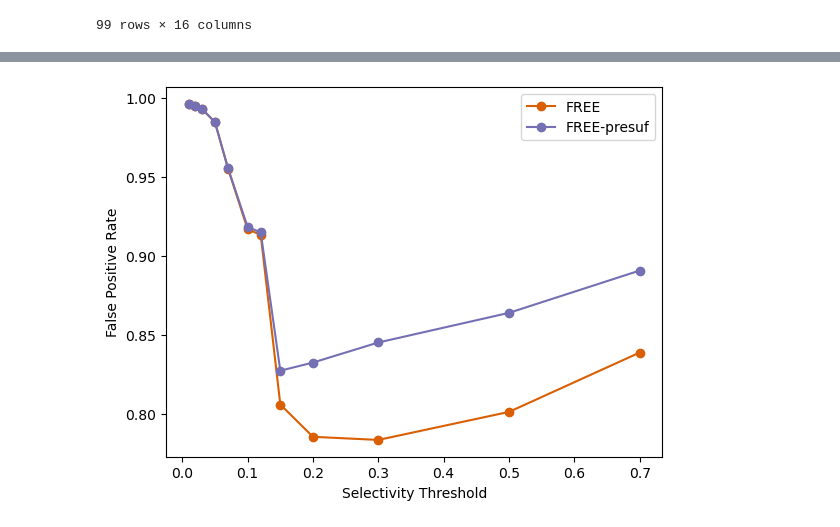
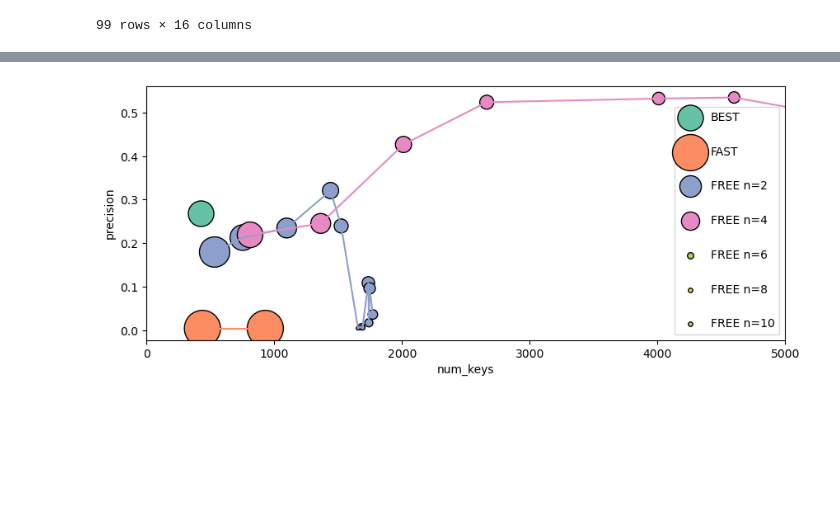
Before and after one commit to mush-zhang/RegexIndexComparison, a Jupyter notebook: notebooks/explore_dblp.ipynb, the cells around one changed output, grey strips where cells are left out. Saved outputs shown, nothing was run; the diff lists cells and outputs as text; code cells hidden in the pictures; blank space fills up the shorter version.

```diff
--- a/notebooks/explore_dblp.ipynb
+++ b/notebooks/explore_dblp.ipynb
@@ -92,3 +94,9 @@ res_df
 | 97 | FREE-parallel | 16 | 16 | 0.50 | 810 | 2.80156 | 2.456890 | ... |
 | 98 | FREE-parallel | 16 | 16 | 0.70 | 532 | 2.76546 | 3.403490 | ... |
 99 rows × 16 columns
+# %%
+# explore the distribution of number of keys and number
+res_df['prop_error'] = (res_df['num_after_filter'] - res_df['match_count']) / res_df['num_after_filter']
+res_df['precision'] = ( res_df['match_count']) / res_df['num_after_filter']
+new_res_df = res_df.loc[res_df.groupby(['num_after_filter', 'precision', 'num_keys']).gram_size.idxmin()].sort_values(by='num_keys')
+new_groups = new_res_df.groupby(['name', 'gram_size'])
@@ -97,55 +342,30 @@ res_df
 # %%
-# gram size vs accuracy
-temp_g = res_df[res_df['num_threads'] == 1]
-colors = ['#1b9e77','#d95f02','#7570b3']
-# for i, name in enumerate(['BEST', 'FREE']):
-#     ax = plt.subplot()
-#     temp = temp_g[temp_g['name'].str.contains(name)]
-#     x = temp['selectivity']
-#     y = (temp['num_after_filter'] - temp['match_count']) / temp['num_after_filter']
-#     x, y = zip(*sorted(zip(x, y)))
-#     print(temp)
-#     ax.plot(x, y, label=name, c=colors[i])
-#     plt.xlabel('Max Gram Size')
-#     plt.ylabel('False Positive Rate')
-#     plt.legend()
-#     plt.savefig(f'figs/{FIG_PREFIX}_sel_false_positive.pdf', bbox_inches='tight')
+fig, ax = plt.subplots(figsize=(10,4))
+new_res_df = res_df.loc[res_df.groupby(['num_after_filter', 'num_keys']).gram_size.idxmin()].sort_values(by='num_keys')
 
-#     plt.show()
+new_groups = new_res_df.groupby(['name', 'gram_size'])
+colors = ['#66c2a5','#fc8d62','#8da0cb','#e78ac3','#a6d854','#ffd92f','#e5c494']
+for (name, new_group), color in zip(new_groups, colors):
+    print(name)
+    new_group.loc[new_group["selectivity"] == -1, "selectivity"] = 1
 
-# # BEST
-# ax = plt.subplot()
-# temp = temp_g[temp_g['name'].str.contains('BEST')]
-# x = temp['selectivity']
-# y = (temp['num_after_filter'] - temp['match_count']) / temp['num_after_filter']
-# # x, y = zip(*sorted(zip(x, y)))
-# # print(temp)
-# ax.plot(x, y, marker='o', label='BEST', c=colors[0])
-# plt.xlabel('Selectivity Threshold')
-# plt.ylabel('False Positive Rate')
-# plt.legend()
-# plt.savefig(f'figs/{FIG_PREFIX}_best_sel_vs_fp.pdf', bbox_inches='tight')
-# plt.show()
+    X = new_group['num_keys']
+    Y = new_group['precision']
+    curr_lab = new_group['name'].to_list()[0].split('-')[0]
+    if name[1] != -1:
+        curr_lab += f' n={name[1]}'
+    ax.plot(X, Y, c=color)
+    ax.scatter(X, Y, marker='o', label=curr_lab, c=color,
+               edgecolors='black',# alpha=new_group['selectivity'].to_list(),
+               s=1000*new_group['selectivity'].to_numpy())
+    # for g, s, x, y in zip(new_group['gram_size'], new_group['selectivity'], X, Y):
+    #     ax.annotate('(%s, %s)' % (g, s), xy=(x,y), textcoords='data') # <--
 
-print(temp_g['gram_size'].unique())
+ax.set_xlabel('num_keys')
+ax.set_ylabel('precision')
 
-# FREE
-ax = plt.subplot()
-temp = temp_g[(temp_g['name'] == ('FREE')) & (temp_g['gram_size'] == 2)]
-x = temp['selectivity']
-y = (temp['num_after_filter'] - temp['match_count']) / temp['num_after_filter']
-x, y = zip(*sorted(zip(x, y)))
-ax.plot(x, y, marker='o', label='FREE', c=colors[1])
-
-temp = temp_g[(temp_g['name'].str.contains('FREE-presuf')) & (temp_g['gram_size'] == 2)]
-x = temp['selectivity']
-y = (temp['num_after_filter'] - temp['match_count']) / temp['num_after_filter']
-x, y = zip(*sorted(zip(x, y)))
-ax.plot(x, y, marker='o', label='FREE-presuf', c=colors[2])
-
-plt.xlabel('Selectivity Threshold')
-plt.ylabel('False Positive Rate')
-plt.legend()
-plt.savefig(f'figs/{FIG_PREFIX}_free_sel_vs_fp.pdf', bbox_inches='tight')
+ax.set_xlim([0, 5000])
+plt.legend(loc="lower right", labelspacing=2)
+plt.savefig(f'figs/{FIG_PREFIX}_numkey_prec.pdf', bbox_inches='tight')
 plt.show()
 # %% [output]
@@ -153 +379 @@ plt.show()
-[figure, old version]
+[figure, new version]
```
Also changed, not shown: parts of 32 cells of this notebook, 37 other files.
